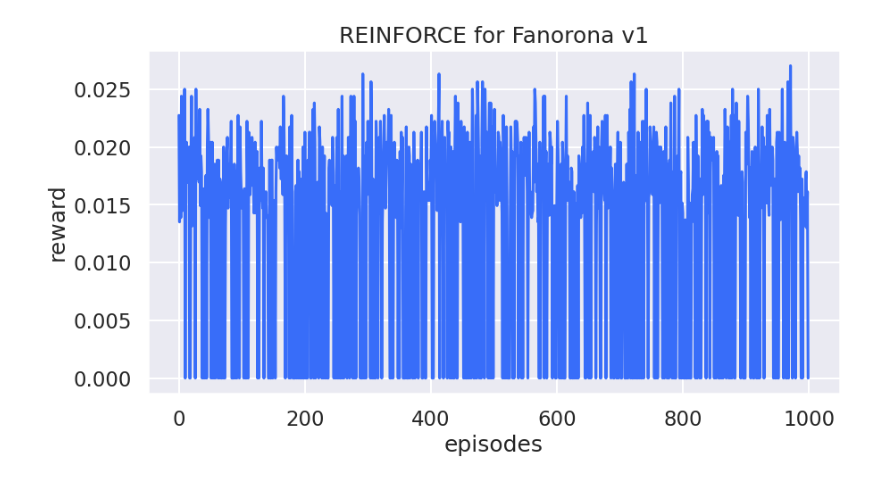
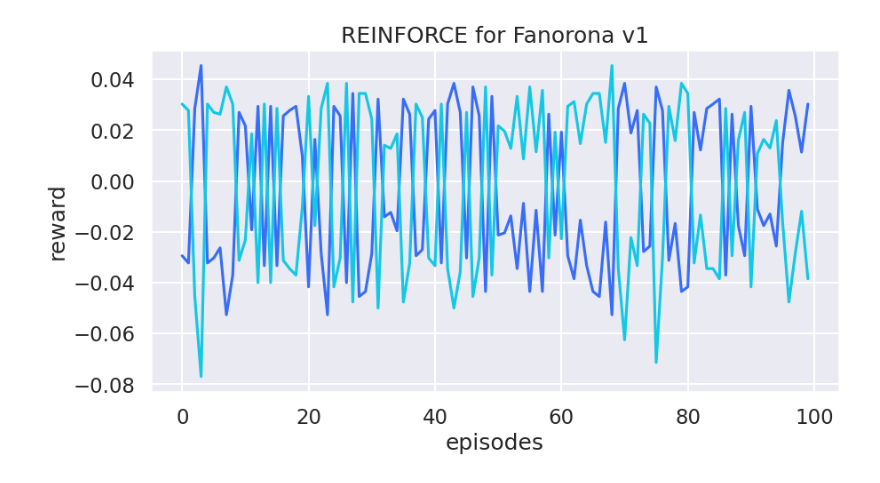
Before and after one commit to AbhijeetKrishnan/fanorona-aec, a Jupyter notebook: reinforce.ipynb, the cells around one changed output. Drawn from its saved outputs; the diff is of its cells as text; code cells hidden in the pictures.

```diff
--- a/reinforce.ipynb
+++ b/reinforce.ipynb
@@ -88,12 +87,14 @@ from fanorona_aec import fanorona_v1
 
 env = fanorona_v1.env()
 
-total_num_episodes = int(1000)
+total_num_episodes = 100
 seeds = (1,) # (1, 2, 3, 5, 8)
 
-obs_space_dims = np.prod(env.observation_space('player_0')['observation'].shape)
-action_space_dims = env.action_space('player_0').n
-rewards_over_seeds = []
+rewards_over_seeds = {agent: [] for agent in env.possible_agents}
+# %%
+obs_space_dims = np.prod(env.observation_space(env.possible_agents[0])['observation'].shape)
+action_space_dims = env.action_space(env.possible_agents[0]).n
+policy = {agent: Reinforce(obs_space_dims, action_space_dims) for agent in env.possible_agents}
 # %%
 for seed in seeds:
     print(f"Seed: {seed}")
@@ -153,11 +148,14 @@ Episode: 990 Average Reward: 0.8
 # %%
-rewards_to_plot = [[np.mean(reward) for reward in rewards_over_episodes] for rewards_over_episodes in rewards_over_seeds]
-df1 = pd.DataFrame(rewards_to_plot).melt()
-df1.rename(columns={"variable": "episodes", "value": "reward"}, inplace=True)
 sns.set_theme(style="darkgrid", context="talk", palette="rainbow")
-sns.lineplot(x="episodes", y="reward", data=df1).set(
-    title="REINFORCE for Fanorona v1"
-)
+rewards_to_plot = {agent: [] for agent in env.possible_agents}
+df = {agent: None for agent in env.possible_agents}
+for agent in env.possible_agents:
+    rewards_to_plot[agent] = [[np.mean(reward) for reward in rewards_over_episodes[agent]] for rewards_over_episodes[agent] in rewards_over_seeds[agent]]
+    df[agent] = pd.DataFrame(rewards_to_plot[agent]).melt()
+    df[agent].rename(columns={"variable": "episodes", "value": "reward"}, inplace=True)
+    sns.lineplot(x="episodes", y="reward", data=df[agent]).set(
+        title="REINFORCE for Fanorona v1"
+    )
 plt.show()
 # %% [output]
-[figure, old version]
+[figure, new version]
```
Also changed, not shown: parts of 2 cells of this notebook, 7 other files.
